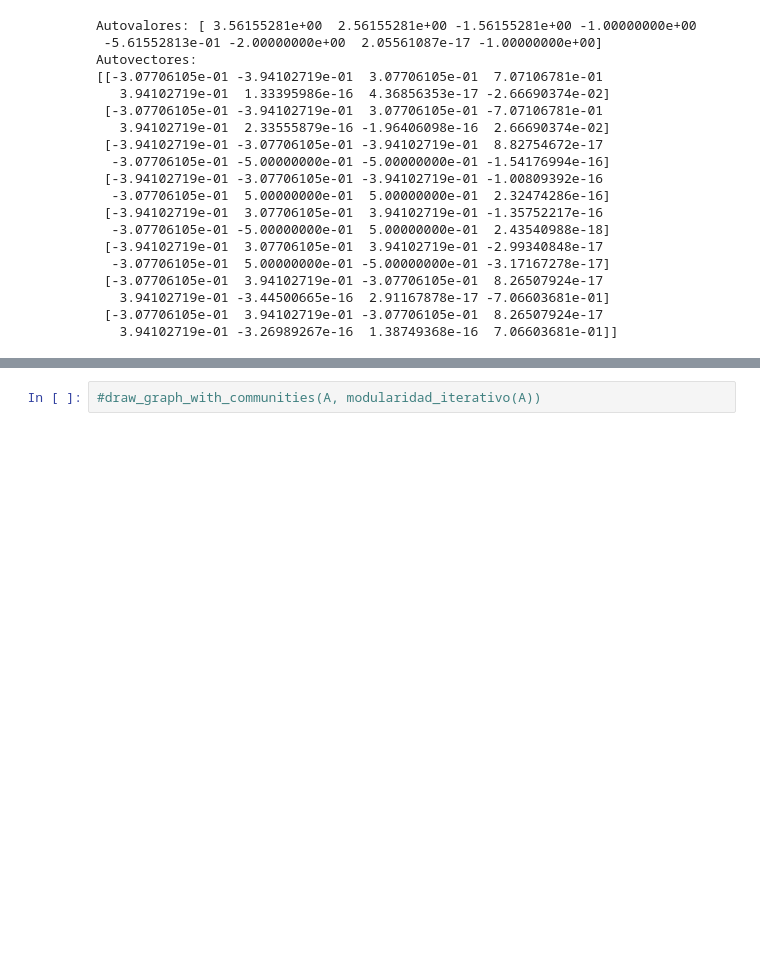
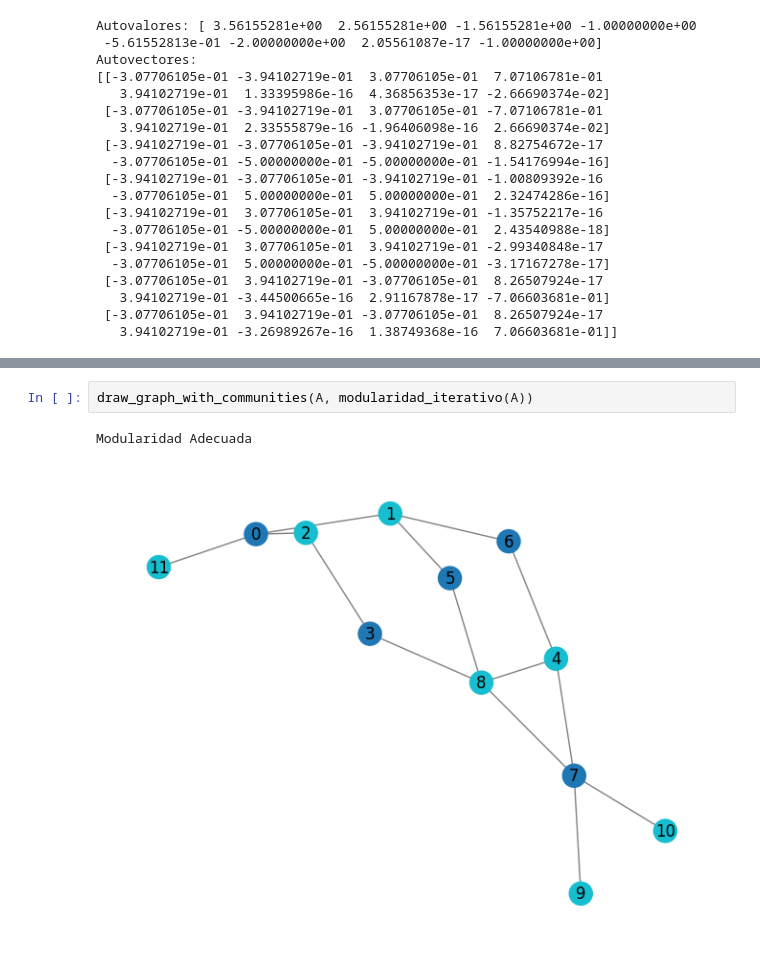
Before and after one commit to iggallardo-uba/ALC-2025, a Jupyter notebook: TP2/TP_2_ALC_2025.ipynb, the cells around one changed output, grey strips where cells are left out. Drawn from its saved outputs; the diff is of its cells as text; blank space fills up the shorter version.

```diff
--- a/TP2/TP_2_ALC_2025.ipynb
+++ b/TP2/TP_2_ALC_2025.ipynb
@@ -132,2 +120,5 @@ A = random_symmetric_adjacency(12, p=0.3)
 # %%
-#draw_graph_with_communities(A, modularidad_iterativo(A))
+draw_graph_with_communities(A, modularidad_iterativo(A))
+# %% [output]
+Modularidad Adecuada
+[figure, added]
```
Also changed, not shown: parts of 5 cells of this notebook, 1 other file.
